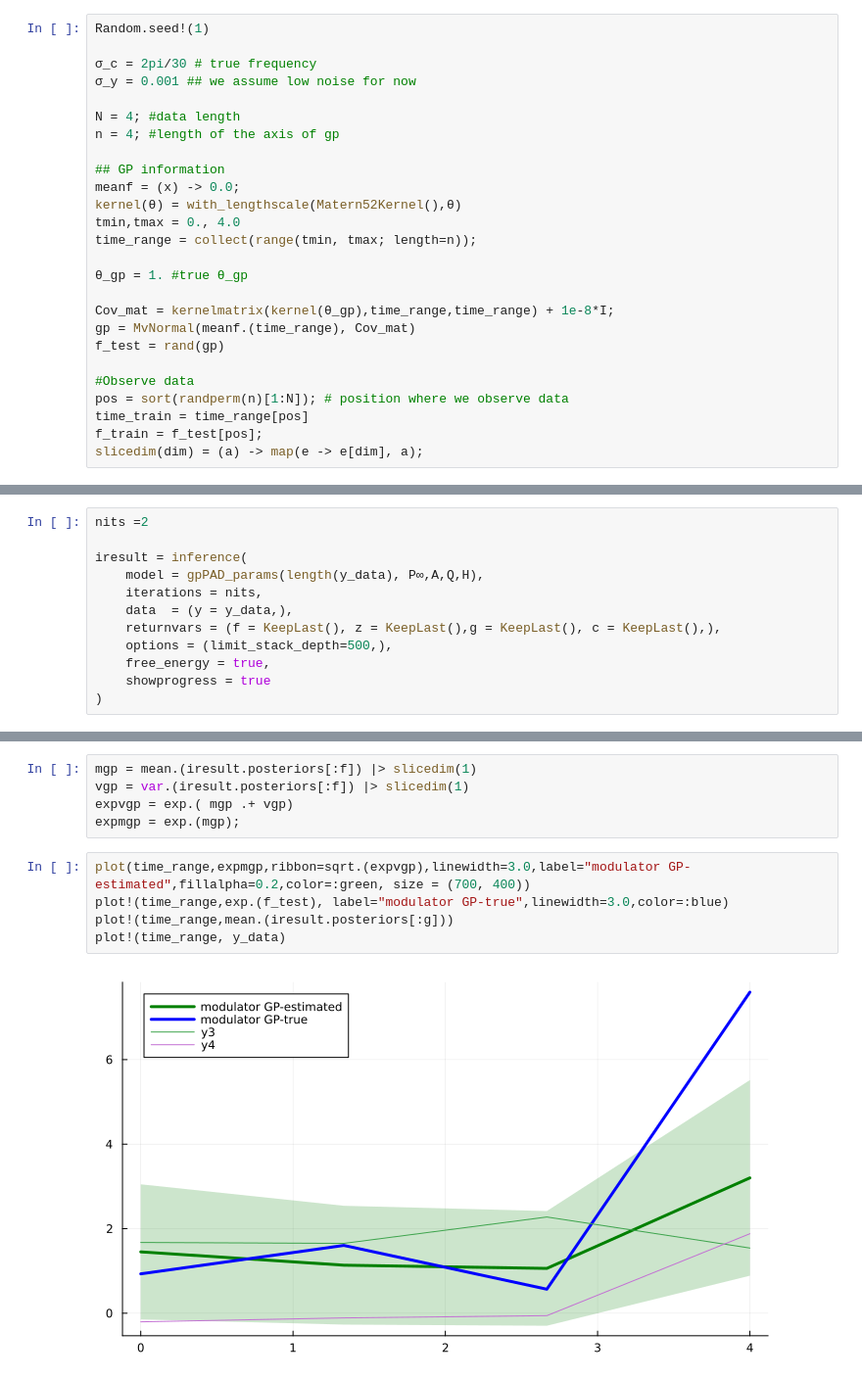
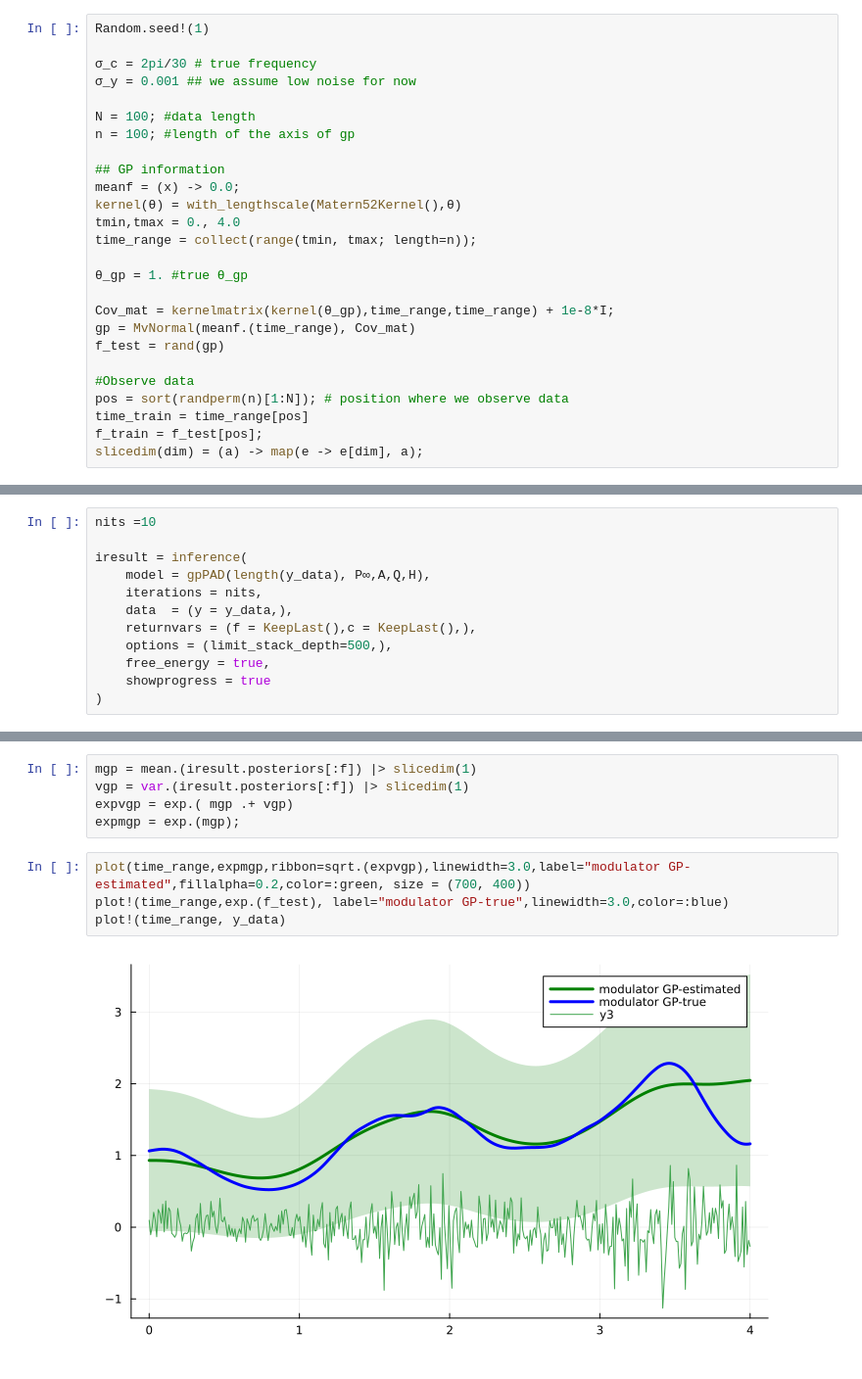
Before and after one commit to biaslab/GaussianProcessNode, a Jupyter notebook: LearnParamsGPSDE.ipynb, the cells around one changed output, grey strips where cells are left out. Shown at 98% size. Drawn from its saved outputs; the diff is of its cells as text.

Commit message:
learn parameters by Global optimization

```diff
--- a/LearnParamsGPSDE.ipynb
+++ b/LearnParamsGPSDE.ipynb
@@ -29,8 +29,8 @@ Random.seed!(1)
 σ_c = 2pi/30 # true frequency
 σ_y = 0.001 ## we assume low noise for now
 
-N = 4; #data length
-n = 4; #length of the axis of gp
+N = 100; #data length
+n = 100; #length of the axis of gp
 
 ## GP information
 meanf = (x) -> 0.0;
@@ -288,11 +293,11 @@ Q = P∞ - A*P∞*A'
 # %%
-nits =2
+nits =10
 
 iresult = inference(
-    model = gpPAD_params(length(y_data), P∞,A,Q,H),
+    model = gpPAD(length(y_data), P∞,A,Q,H),
     iterations = nits,
     data  = (y = y_data,),
-    returnvars = (f = KeepLast(), z = KeepLast(),g = KeepLast(), c = KeepLast(),),
+    returnvars = (f = KeepLast(),c = KeepLast(),),
     options = (limit_stack_depth=500,),
     free_energy = true,
     showprogress = true
@@ -317,7 +318,6 @@ expmgp = exp.(mgp);
 # %%
 plot(time_range,expmgp,ribbon=sqrt.(expvgp),linewidth=3.0,label="modulator GP-estimated",fillalpha=0.2,color=:green, size = (700, 400))
 plot!(time_range,exp.(f_test), label="modulator GP-true",linewidth=3.0,color=:blue)
-plot!(time_range,mean.(iresult.posteriors[:g]))
 plot!(time_range, y_data)
 # %% [output]
-[figure, old version]
+[figure, new version]
```
Also changed, not shown: parts of 18 cells of this notebook.
